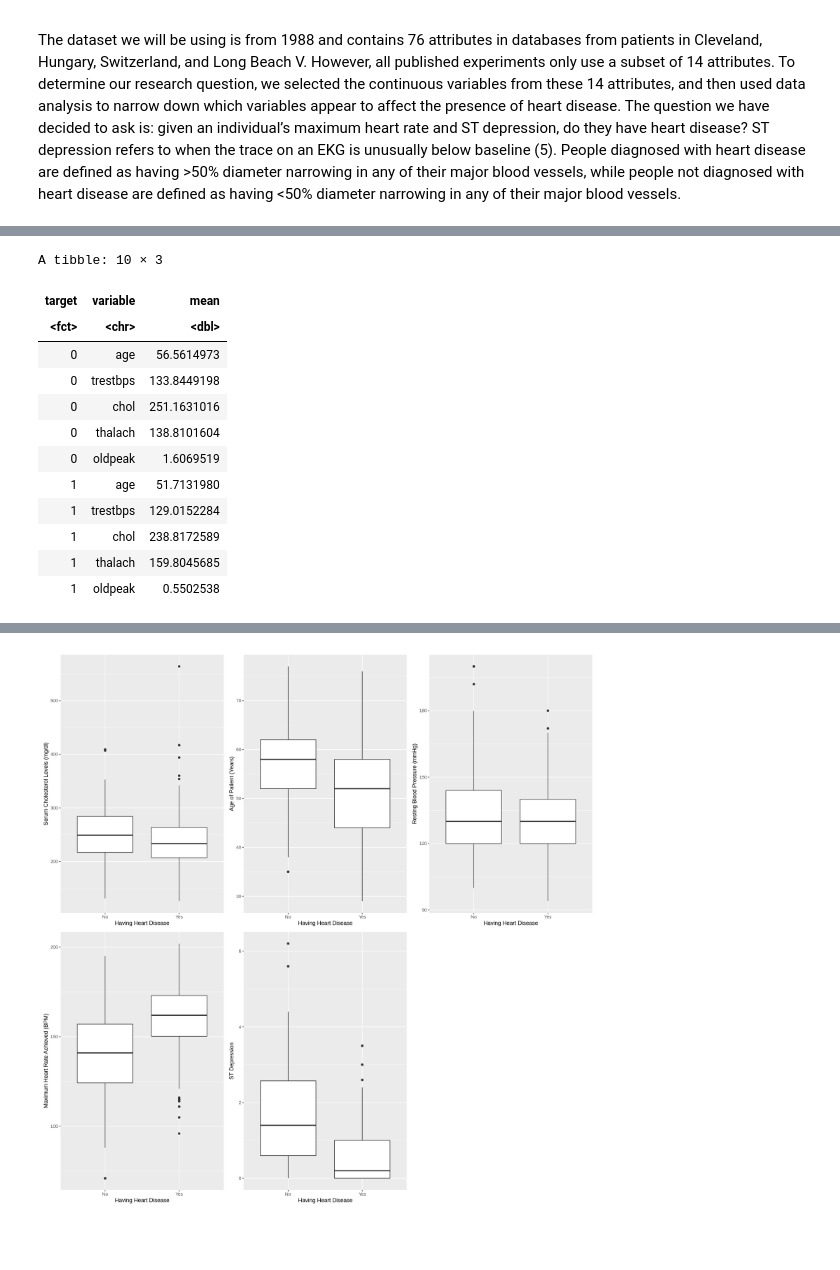
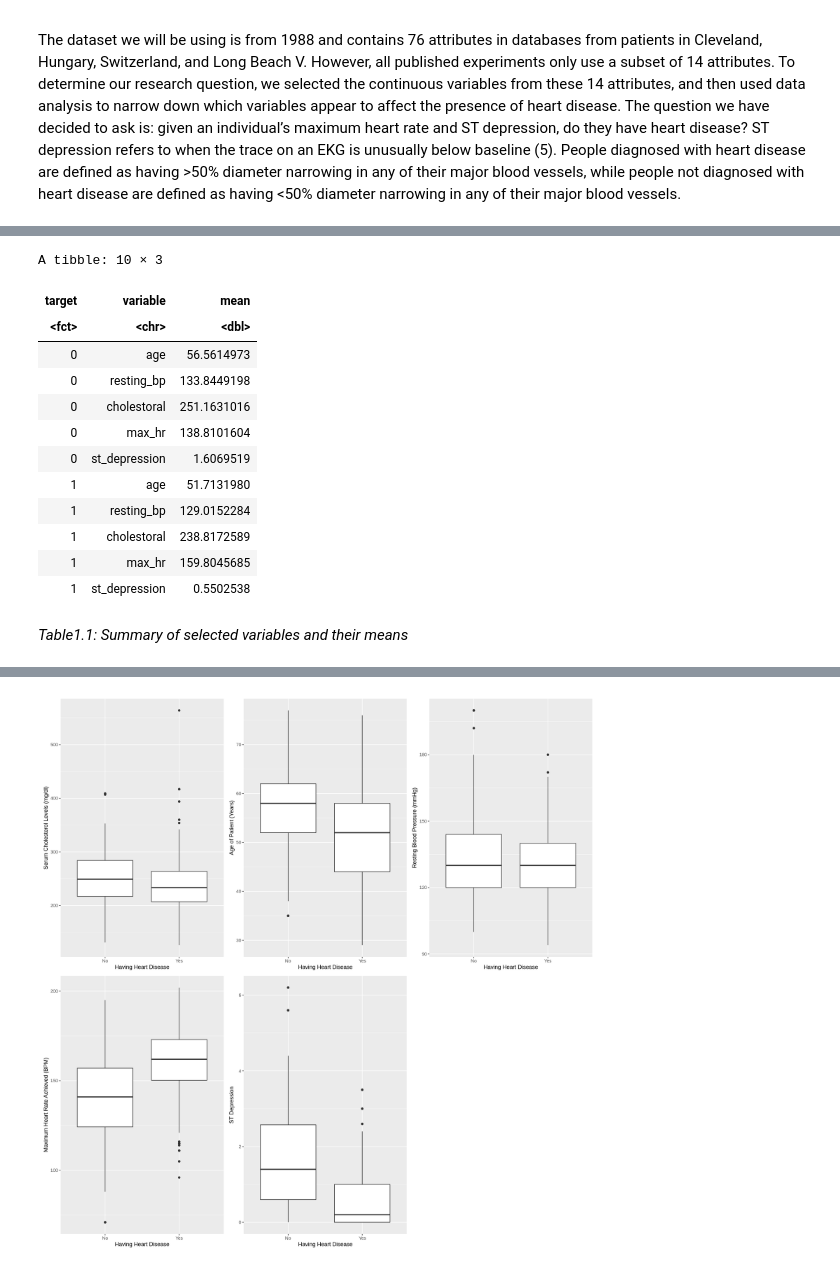
Before and after one commit to maggie63/dsci-100-group-34, a Jupyter notebook: report.ipynb, the cells around one changed output, grey strips where cells are left out. Cells and saved outputs as stored; diff of their text form; code cells hidden in the pictures; blank space fills up the shorter version.

```diff
--- a/report.ipynb
+++ b/report.ipynb
@@ -43,6 +25,11 @@ library(patchwork)
 # %%
 # Reading dataframe from the internet and storing it to a variable
-heart_disease <- read_csv("https://raw.githubusercontent.com/maggie63/dsci-100-group-34/main/data/heart.csv") |>
+url <- "https://raw.githubusercontent.com/maggie63/dsci-100-group-34/main/data/heart.csv"
+
+column_headers <- c("age", "sex", "chest_pain", "resting_bp", "cholestoral", "fasting_bs", "resting_ecg", "max_hr", "exang", "st_depression", "slope_st", "vessel_num", "thal", "target")
+
+
+heart_disease <- read_csv(url, skip = 1, col_names = column_headers) |>
     mutate(target = as_factor(target))
 
 # Printing the first few rows of the dataframe
@@ -75,22 +70,24 @@ heart_testing <- testing(heart_split)
 # %%
 # Creating a summary table of variable means
-summary <- c("age", "trestbps", "chol", "thalach", "oldpeak")
+summary <- c("age", "resting_bp", "cholestoral", "max_hr", "st_depression")
 heart_summary <- heart_training |>
     group_by(target) |>
     summarise_at(vars(summary), mean, na.rm = TRUE) |>
     pivot_longer(-target, names_to = "variable", values_to = "mean")
 heart_summary
 # %% [output]
 A tibble: 10 × 3
 | target | variable | mean |
 | <fct> | <chr> | <dbl> |
 | 0 | age | 56.5614973 |
-| 0 | trestbps | 133.8449198 |
-| 0 | chol | 251.1631016 |
-| 0 | thalach | 138.8101604 |
-| 0 | oldpeak | 1.6069519 |
+| 0 | resting_bp | 133.8449198 |
+| 0 | cholestoral | 251.1631016 |
+| 0 | max_hr | 138.8101604 |
+| 0 | st_depression | 1.6069519 |
 | 1 | age | 51.7131980 |
-| 1 | trestbps | 129.0152284 |
-| 1 | chol | 238.8172589 |
-| 1 | thalach | 159.8045685 |
-| 1 | oldpeak | 0.5502538 |
+| 1 | resting_bp | 129.0152284 |
+| 1 | cholestoral | 238.8172589 |
+| 1 | max_hr | 159.8045685 |
+| 1 | st_depression | 0.5502538 |
+# %% [markdown]
+*Table1.1: Summary of selected variables and their means*
```
Also changed, not shown: parts of 21 cells of this notebook.
